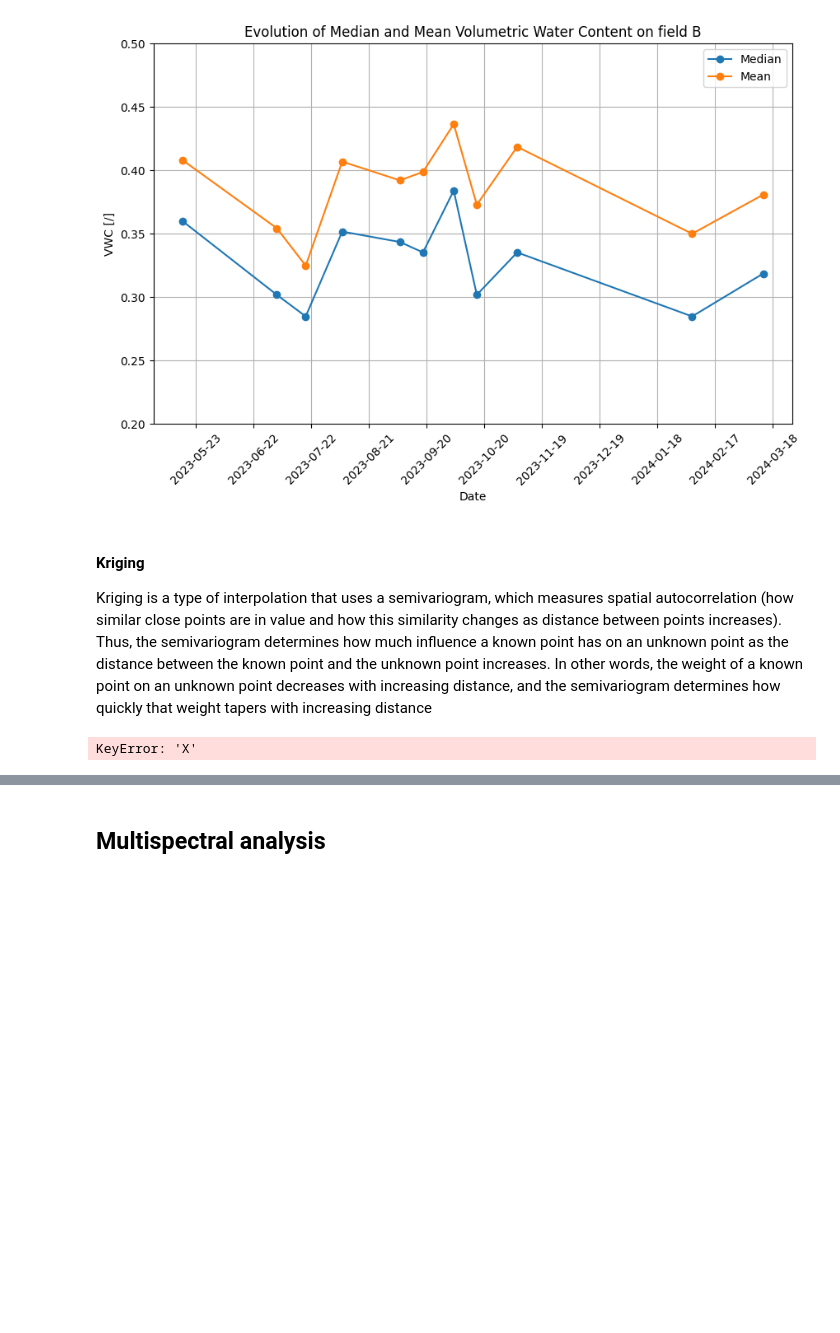
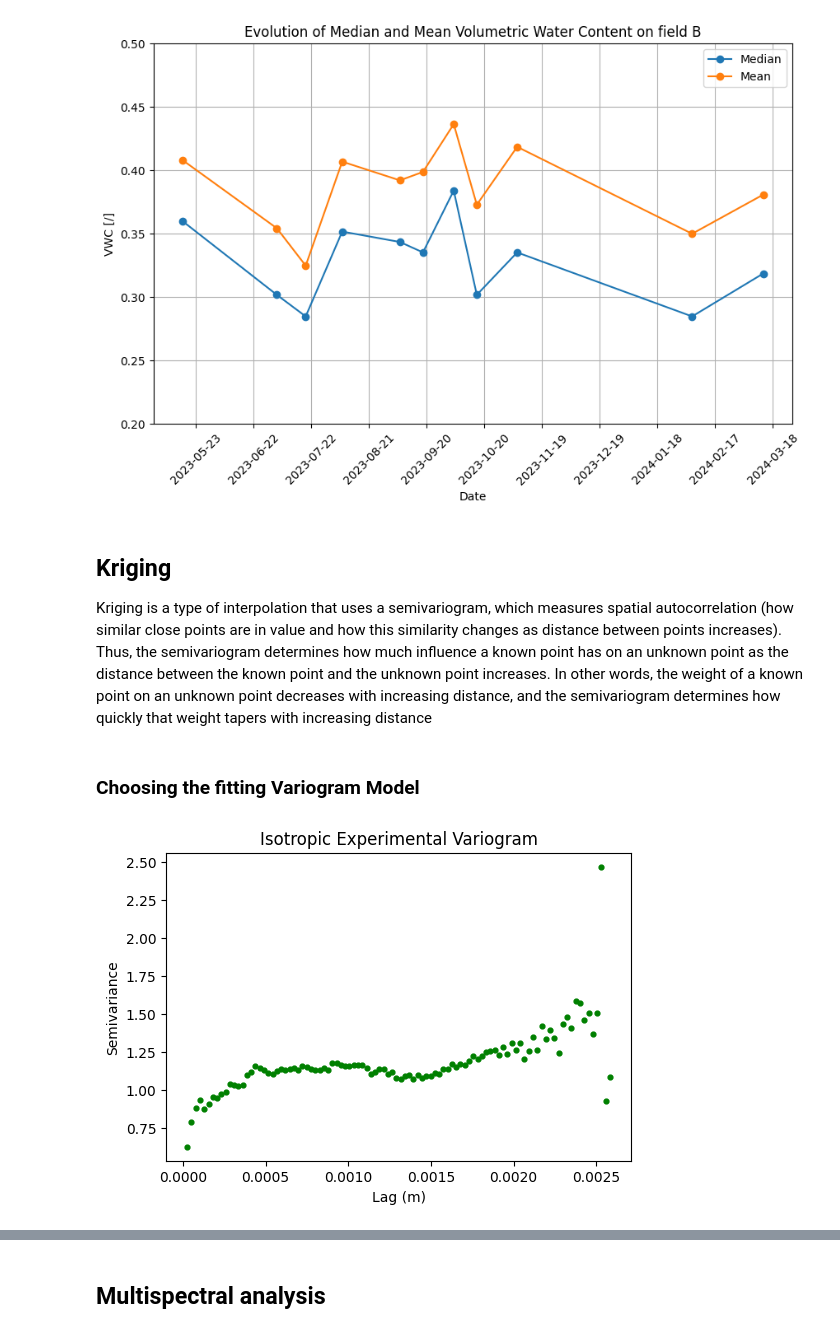
Before and after one commit to Django184/Master-Thesis, a Jupyter notebook: gpr.ipynb, the cells around one changed output, grey strips where cells are left out. Saved outputs shown, nothing was run; the diff lists cells and outputs as text; code cells hidden in the pictures; blank space fills up the shorter version.

```diff
--- a/gpr.ipynb
+++ b/gpr.ipynb
@@ -193,39 +176,41 @@ dates = []
 # %% [output]
 [figure]
 # %% [markdown]
-#### Kriging
+## Kriging
 Kriging is a type of interpolation that uses a semivariogram, which measures spatial autocorrelation (how similar close points are in value and how this similarity changes as distance between points increases). Thus, the semivariogram determines how much influence a known point has on an unknown point as the distance between the known point and the unknown point increases. In other words, the weight of a known point on an unknown point decreases with increasing distance, and the semivariogram determines how quickly that weight tapers with increasing distance
+# %% [markdown]
+### Choosing the fitting Variogram Model
 # %%
-# grid data to 1000 m resolution and remove coordinates with NaNs
-res = 1000
-df_grid, grid_matrix, rows, cols = gs.Gridding.grid_data(field_example, 'X', 'Y', 'Bed', res)
-df_grid = df_grid[df_grid["Z"].isnull() == False]
-df_grid = df_grid.rename(columns = {"Z": "Bed"})
+# grid data to ? m resolution
+res = 0.00002
+df_grid, grid_matrix, rows, cols = gs.Gridding.grid_data(Studied_field, 'x', 'y', 'vwc', res)
+
+# remove nans
+df_grid = df_grid[df_grid['Z'].isnull() == False]
 
 # normal score transformation
-data = df_grid['Bed'].values.reshape(-1,1)
-nst_trans = QuantileTransformer(n_quantiles=500, output_distribution="normal").fit(data)
+data = df_grid['Z'].values.reshape(-1,1)
+nst_trans = QuantileTransformer(n_quantiles=500, output_distribution='normal').fit(data)
 df_grid['Nbed'] = nst_trans.transform(data)
 
 # compute experimental (isotropic) variogram
 coords = df_grid[['X','Y']].values
 values = df_grid['Nbed']
 
-maxlag = 50000          # maximum range distance
-n_lags = 70             # num of bins
+maxlag = 10      # maximum range distance
+n_lags = 100         # num of bins
 
 # compute variogram
-V1 = skg.Variogram(coords, values, bin_func='even', n_lags=n_lags,
-                   maxlag=maxlag, normalize=False)
+V1 = skg.Variogram(coords, values, bin_func='even', n_lags=n_lags, maxlag=maxlag, normalize=False)
 
 # extract variogram values
 xdata = V1.bins
 ydata = V1.experimental
 
 plt.figure(figsize=(6,4))
 plt.scatter(xdata, ydata, s=12, c='g')
-plt.title('Isotropoic Experimental Variogram')
+plt.title('Isotropic Experimental Variogram')
 plt.xlabel('Lag (m)'); plt.ylabel('Semivariance')
 plt.show()
 # %% [output]
-KeyError: 'X'
+[figure, added]
```
Also changed, not shown: parts of 20 cells of this notebook, 6 other files.
